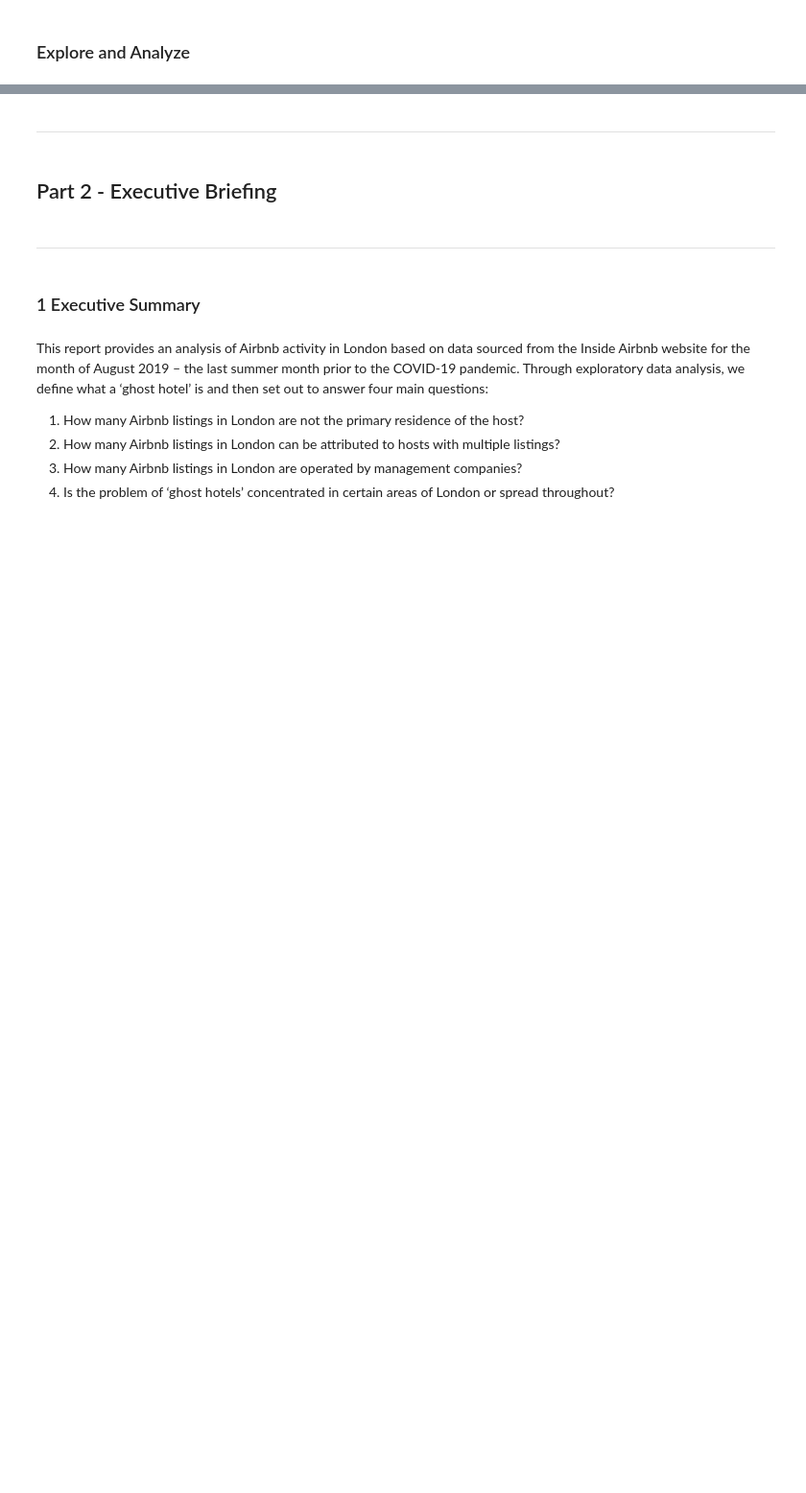
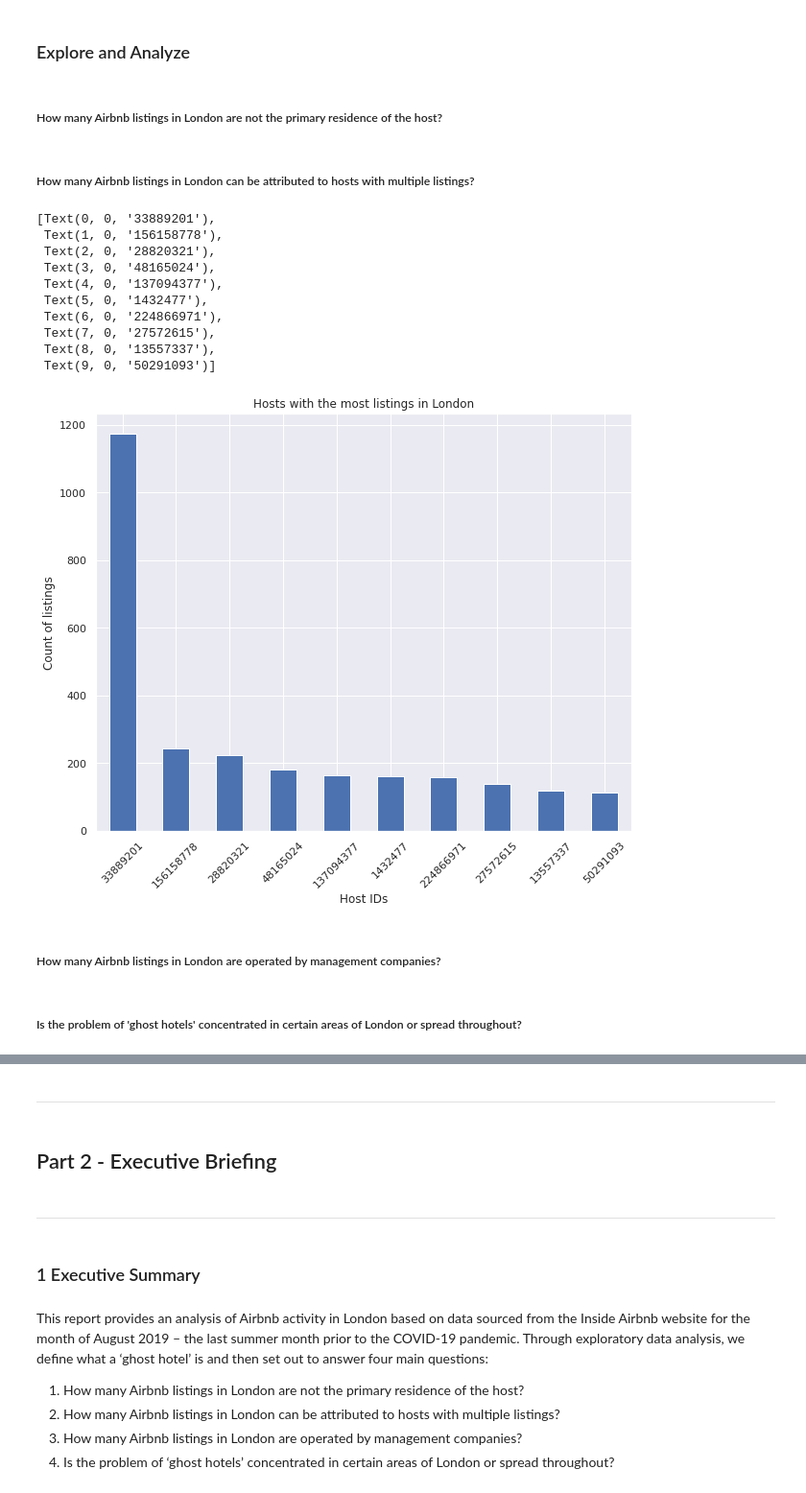
Before and after one commit to MattKavanaugh/I2P-Exec-Briefing, a Jupyter notebook: Exec_Briefing.ipynb, the cells around one changed output, grey strips where cells are left out. Shown at 96% size. Saved outputs shown, nothing was run; the diff lists cells and outputs as text; code cells hidden in the pictures; blank space fills up the shorter version.

```diff
--- a/Exec_Briefing.ipynb
+++ b/Exec_Briefing.ipynb
@@ -64,3 +142,5 @@ airbnb['reviews_per_month'].fillna(0,inplace=True)
 # %% [markdown]
 ### Explore and Analyze
+# %% [markdown]
+##### How many Airbnb listings in London are not the primary residence of the host?
 # %%
@@ -109 +186,25 @@ plt.show()
+# %% [markdown]
+##### How many Airbnb listings in London can be attributed to hosts with multiple listings?
+# %%
+top_host_id = airbnb2['host_id'].value_counts().head(10)
+
+sns.set(rc={'figure.figsize':(10,8)})
+
+viz_bar = top_host_id.plot(kind='bar')
+viz_bar.set_title('Hosts with the most listings in London')
+viz_bar.set_xlabel('Host IDs')
+viz_bar.set_ylabel('Count of listings')
+viz_bar.set_xticklabels(viz_bar.get_xticklabels(), rotation=45)
+# %% [output]
+[Text(0, 0, '33889201'),
+ Text(1, 0, '156158778'),
+ Text(2, 0, '28820321'),
+ Text(3, 0, '48165024'),
+ Text(4, 0, '137094377'),
+ Text(5, 0, '1432477'),
+ Text(6, 0, '224866971'),
+ Text(7, 0, '27572615'),
+ Text(8, 0, '13557337'),
+ Text(9, 0, '50291093')]
+[figure, added]
 # %%
@@ -163 +251,3 @@ plt.show()
+# %% [markdown]
+##### How many Airbnb listings in London are operated by management companies?
 # %%
@@ -197,4 +284,6 @@ viz_count.set_title('Top 25 used words for listing names')
 viz_count.set_ylabel('Count of words')
 viz_count.set_xlabel('Words')
 viz_count.set_xticklabels(viz_count.get_xticklabels(),rotation = 90)
+# %% [markdown]
+##### Is the problem of 'ghost hotels' concentrated in certain areas of London or spread throughout?
 # %%
```
Also changed, not shown: parts of 18 cells of this notebook.
